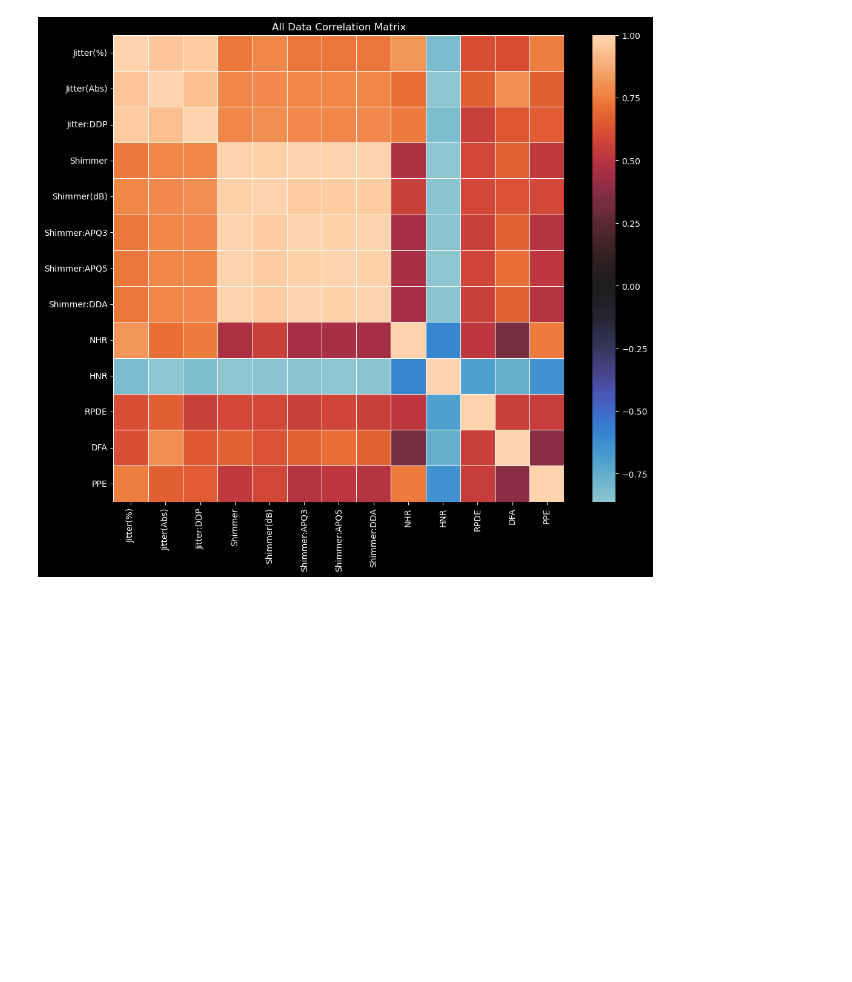
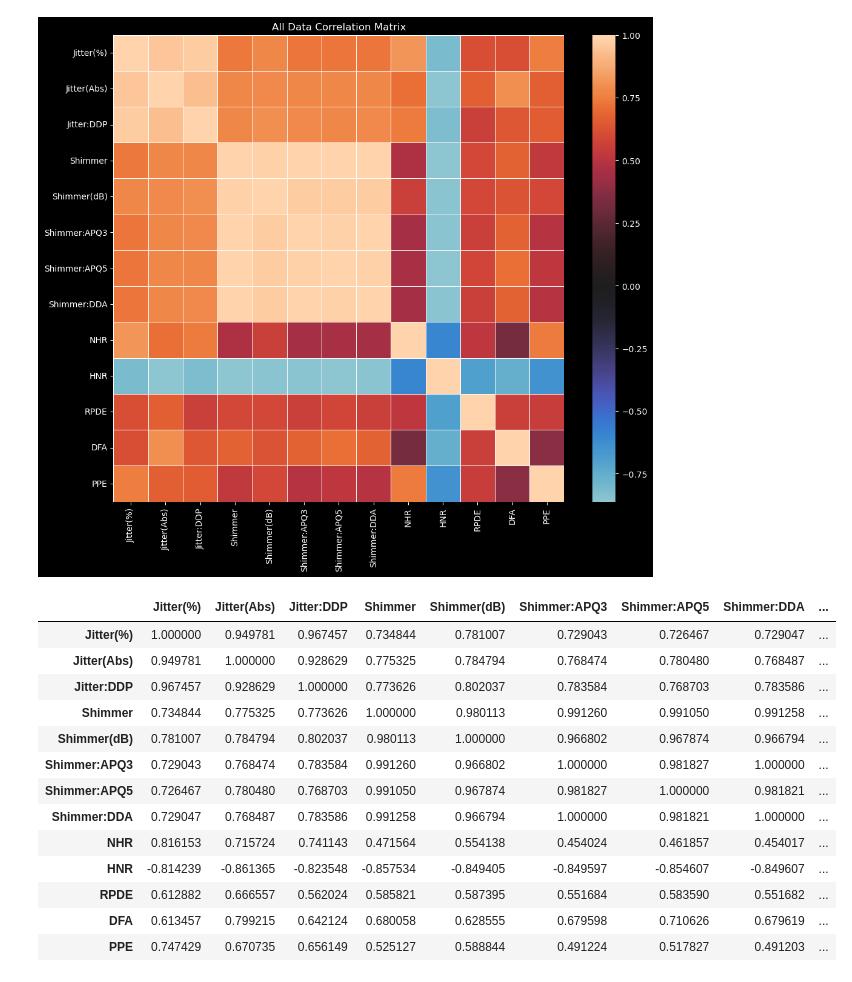
Before and after one commit to AnalyzeVisualize/Parkinson-s-Disease-Detection-w-ML, a Jupyter notebook: main.ipynb, the cells around one changed output. Cells and saved outputs as stored; diff of their text form; code cells hidden in the pictures; blank space fills up the shorter version.

```diff
--- a/main.ipynb
+++ b/main.ipynb
@@ -341,3 +341,20 @@ merged_df.head(10)
 covariance_matrix('All Data', merged_df, overlapping_columns)
 # %% [output]
 [figure]
+# %%
+merged_df.corr()
+# %% [output]
+|  | Jitter(%) | Jitter(Abs) | Jitter:DDP | Shimmer | Shimmer(dB) | Shimmer:APQ3 | Shimmer:APQ5 | Shimmer:DDA | ... |
+| Jitter(%) | 1.000000 | 0.949781 | 0.967457 | 0.734844 | 0.781007 | 0.729043 | 0.726467 | 0.729047 | ... |
+| Jitter(Abs) | 0.949781 | 1.000000 | 0.928629 | 0.775325 | 0.784794 | 0.768474 | 0.780480 | 0.768487 | ... |
+| Jitter:DDP | 0.967457 | 0.928629 | 1.000000 | 0.773626 | 0.802037 | 0.783584 | 0.768703 | 0.783586 | ... |
+| Shimmer | 0.734844 | 0.775325 | 0.773626 | 1.000000 | 0.980113 | 0.991260 | 0.991050 | 0.991258 | ... |
+| Shimmer(dB) | 0.781007 | 0.784794 | 0.802037 | 0.980113 | 1.000000 | 0.966802 | 0.967874 | 0.966794 | ... |
+| Shimmer:APQ3 | 0.729043 | 0.768474 | 0.783584 | 0.991260 | 0.966802 | 1.000000 | 0.981827 | 1.000000 | ... |
+| Shimmer:APQ5 | 0.726467 | 0.780480 | 0.768703 | 0.991050 | 0.967874 | 0.981827 | 1.000000 | 0.981821 | ... |
+| Shimmer:DDA | 0.729047 | 0.768487 | 0.783586 | 0.991258 | 0.966794 | 1.000000 | 0.981821 | 1.000000 | ... |
+| NHR | 0.816153 | 0.715724 | 0.741143 | 0.471564 | 0.554138 | 0.454024 | 0.461857 | 0.454017 | ... |
+| HNR | -0.814239 | -0.861365 | -0.823548 | -0.857534 | -0.849405 | -0.849597 | -0.854607 | -0.849607 | ... |
+| RPDE | 0.612882 | 0.666557 | 0.562024 | 0.585821 | 0.587395 | 0.551684 | 0.583590 | 0.551682 | ... |
+| DFA | 0.613457 | 0.799215 | 0.642124 | 0.680058 | 0.628555 | 0.679598 | 0.710626 | 0.679619 | ... |
+| PPE | 0.747429 | 0.670735 | 0.656149 | 0.525127 | 0.588844 | 0.491224 | 0.517827 | 0.491203 | ... |
```
Also changed, not shown: parts of 3 cells of this notebook.
